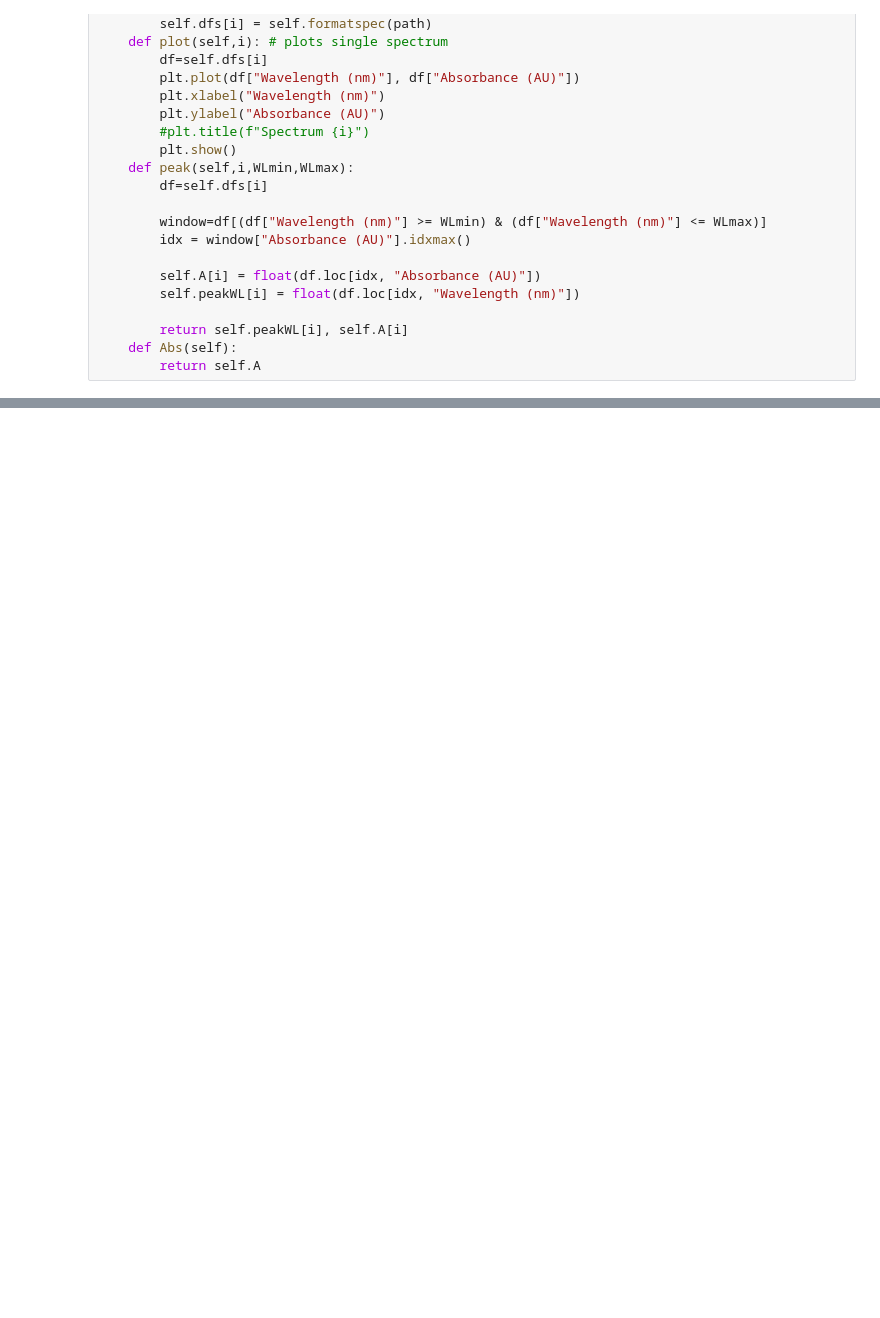
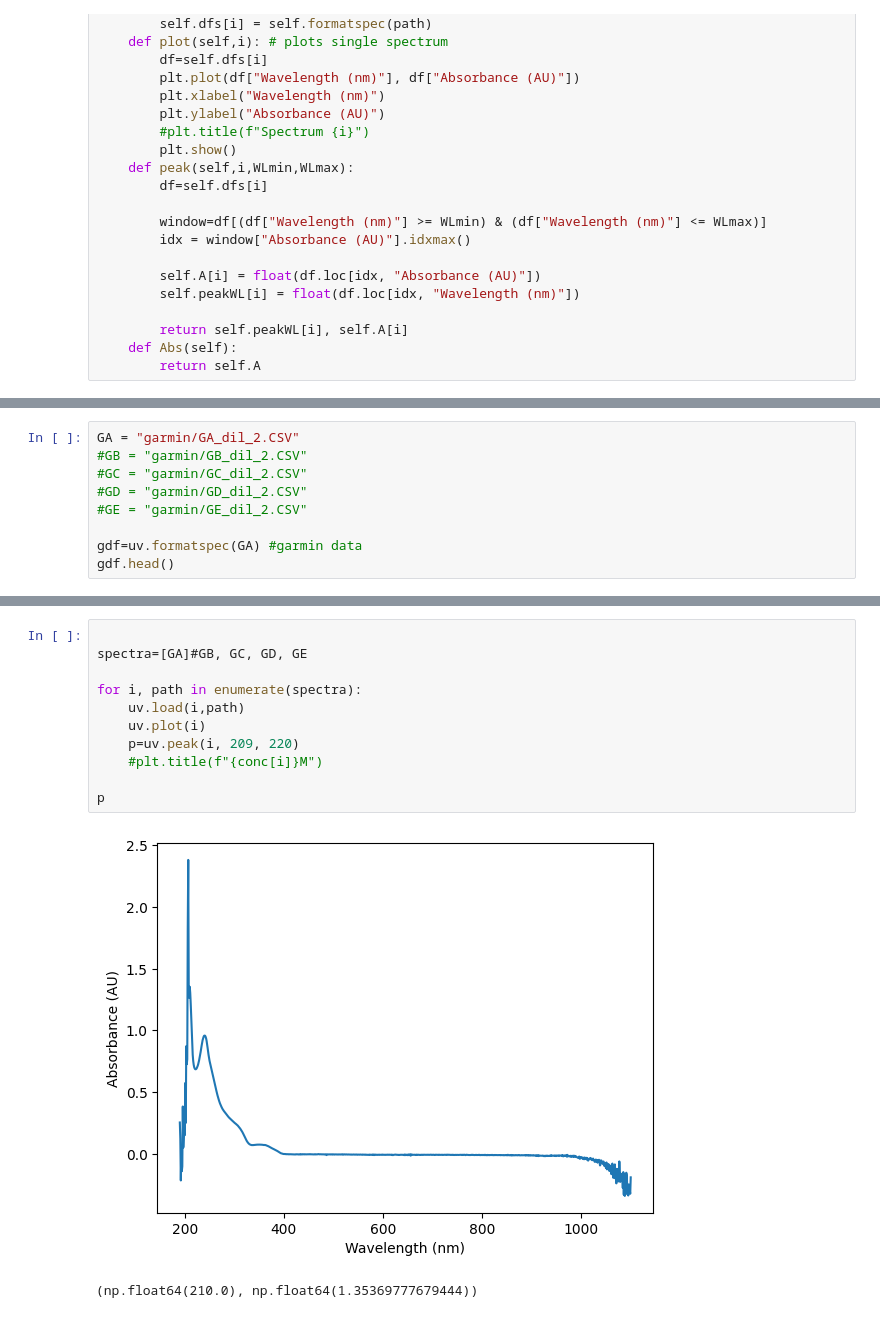
Before and after one commit to lailarainmonroe/CHEM-483, a Jupyter notebook: UV-vis workup func.ipynb, the cells around one changed output, grey strips where cells are left out. Cells and saved outputs as stored; diff of their text form; blank space fills up the shorter version.

```diff
--- a/UV-vis workup func.ipynb
+++ b/UV-vis workup func.ipynb
@@ -188,0 +187,9 @@ UnicodeDecodeError: 'utf-8' codec can't decode byte 0xff in position 0: invalid
+# %%
+GA = "garmin/GA_dil_2.CSV"
+#GB = "garmin/GB_dil_2.CSV"
+#GC = "garmin/GC_dil_2.CSV"
+#GD = "garmin/GD_dil_2.CSV"
+#GE = "garmin/GE_dil_2.CSV"
+
+gdf=uv.formatspec(GA) #garmin data
+gdf.head()
@@ -188,0 +203,14 @@ UnicodeDecodeError: 'utf-8' codec can't decode byte 0xff in position 0: invalid
+# %%
+
+spectra=[GA]#GB, GC, GD, GE
+
+for i, path in enumerate(spectra):
+    uv.load(i,path)
+    uv.plot(i)
+    p=uv.peak(i, 209, 220)
+    #plt.title(f"{conc[i]}M")
+
+p
+# %% [output]
+[figure, added]
+(np.float64(210.0), np.float64(1.35369777679444))
```
Also changed, not shown: parts of 9 cells of this notebook.
